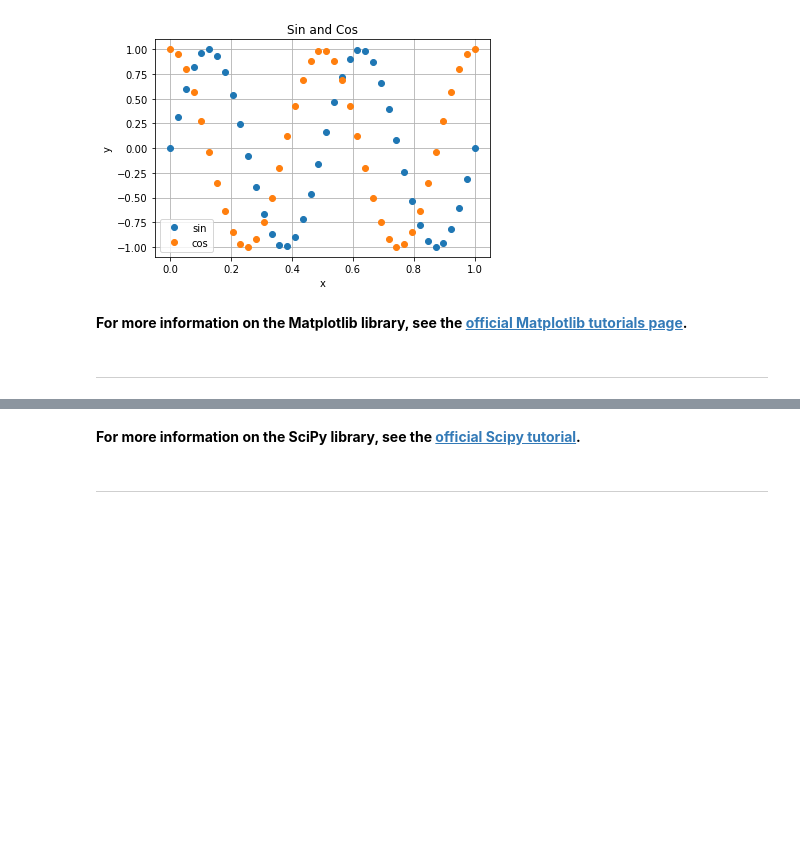
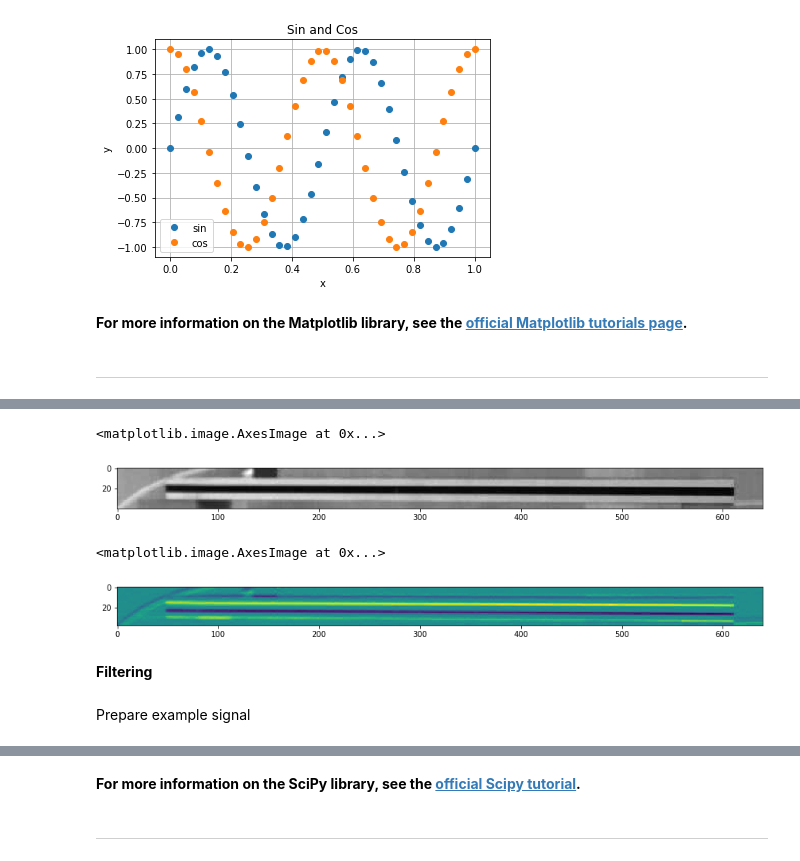
Before and after one commit to ladisk/sdPy, a Jupyter notebook: Part 1 - Open-source Python tools for structural dynamics.ipynb, the cells around one changed output, grey strips where cells are left out. Cells and saved outputs as stored; diff of their text form; code cells hidden in the pictures; blank space fills up the shorter version.

```diff
--- a/Part 1 - Open-source Python tools for structural dynamics.ipynb
+++ b/Part 1 - Open-source Python tools for structural dynamics.ipynb
@@ -211,0 +278,17 @@ Text(0, 0.5, 'y')
+# %%
+image = plt.imread('figures/focus.jpg').astype(float)
+# %%
+plt.figure(figsize=(15, 5))
+plt.imshow(image, cmap='gray')
+# %% [output]
+<matplotlib.image.AxesImage at 0x...>
+[figure, added]
+# %%
+plt.figure(figsize=(15, 5))
+derivative = convolve2d(image, w.T, mode='valid')
+plt.imshow(derivative)
+# %% [output]
+<matplotlib.image.AxesImage at 0x...>
+[figure, added]
+# %% [markdown]
+**Filtering**
@@ -211,0 +297,2 @@ Text(0, 0.5, 'y')
+# %% [markdown]
+Prepare example signal
```
Also changed, not shown: parts of 57 cells of this notebook, 1 other file.
